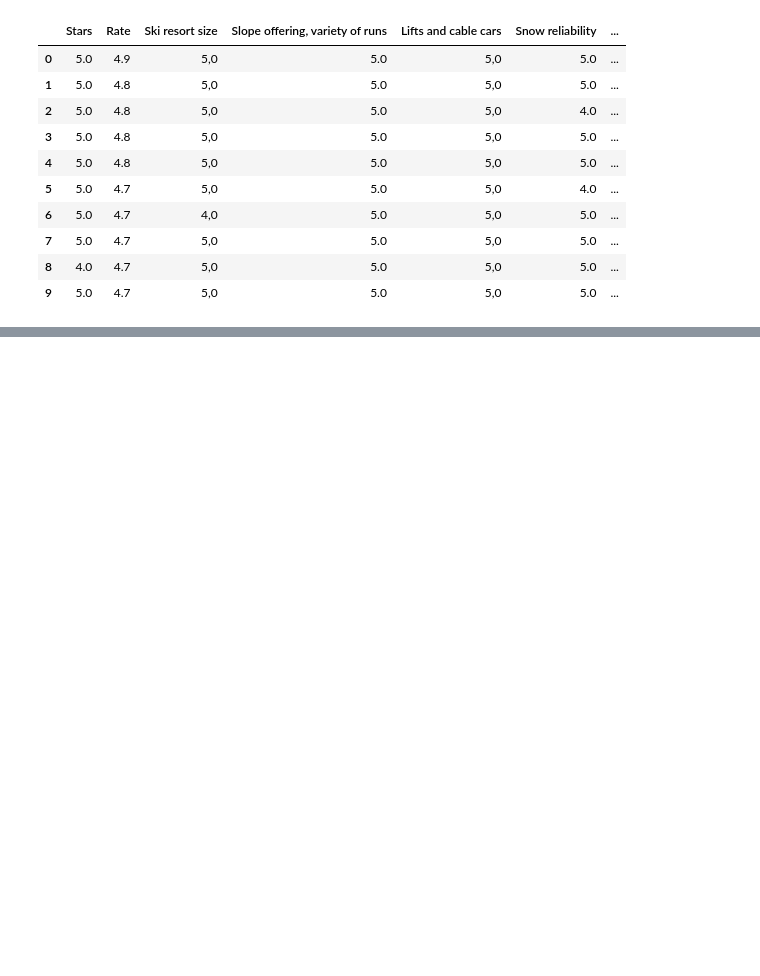
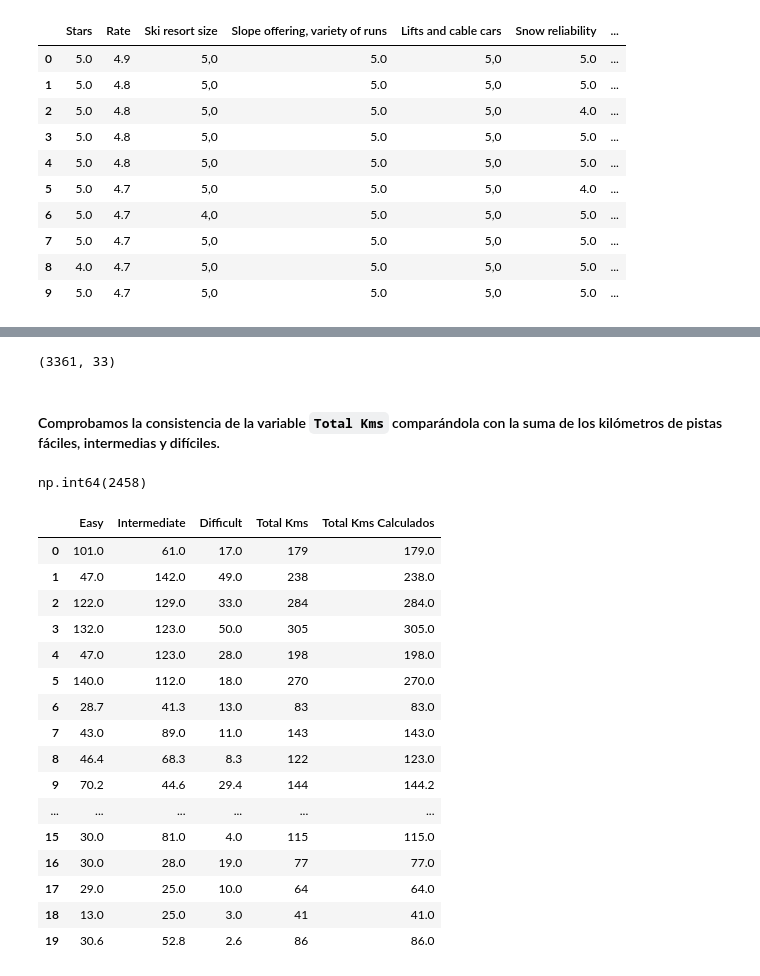
Before and after one commit to contactodiegovega/Ski-Resort-Analysis, a Jupyter notebook: notebooks/preprocesamiento.ipynb, the cells around one changed output, grey strips where cells are left out. Cells and saved outputs as stored; diff of their text form; code cells hidden in the pictures; blank space fills up the shorter version.

```diff
--- a/notebooks/preprocesamiento.ipynb
+++ b/notebooks/preprocesamiento.ipynb
@@ -194,0 +401,40 @@ df[df["Snow parks"].notna()].head()
+# %%
+df[df["Total Kms"] > 0].shape
+# %% [output]
+(3361, 33)
+# %% [markdown]
+#### Comprobamos la consistencia de la variable `Total Kms` comparándola con la suma de los kilómetros de pistas fáciles, intermedias y difíciles.
+# %%
+df["Total Kms Calculados"] = (
+    df["Easy"] +
+    df["Intermediate"] +
+    df["Difficult"]
+)
+# %%
+(
+    df["Total Kms"] != df["Total Kms Calculados"]
+).sum()
+# %% [output]
+np.int64(2458)
+# %%
+df[
+    ["Easy", "Intermediate", "Difficult", "Total Kms", "Total Kms Calculados"]
+].head(20)
+# %% [output]
+|  | Easy | Intermediate | Difficult | Total Kms | Total Kms Calculados |
+| 0 | 101.0 | 61.0 | 17.0 | 179 | 179.0 |
+| 1 | 47.0 | 142.0 | 49.0 | 238 | 238.0 |
+| 2 | 122.0 | 129.0 | 33.0 | 284 | 284.0 |
+| 3 | 132.0 | 123.0 | 50.0 | 305 | 305.0 |
+| 4 | 47.0 | 123.0 | 28.0 | 198 | 198.0 |
+| 5 | 140.0 | 112.0 | 18.0 | 270 | 270.0 |
+| 6 | 28.7 | 41.3 | 13.0 | 83 | 83.0 |
+| 7 | 43.0 | 89.0 | 11.0 | 143 | 143.0 |
+| 8 | 46.4 | 68.3 | 8.3 | 122 | 123.0 |
+| 9 | 70.2 | 44.6 | 29.4 | 144 | 144.2 |
+| ... | ... | ... | ... | ... | ... |
+| 15 | 30.0 | 81.0 | 4.0 | 115 | 115.0 |
+| 16 | 30.0 | 28.0 | 19.0 | 77 | 77.0 |
+| 17 | 29.0 | 25.0 | 10.0 | 64 | 64.0 |
+| 18 | 13.0 | 25.0 | 3.0 | 41 | 41.0 |
+| 19 | 30.6 | 52.8 | 2.6 | 86 | 86.0 |
```
Also changed, not shown: parts of 48 cells of this notebook.
